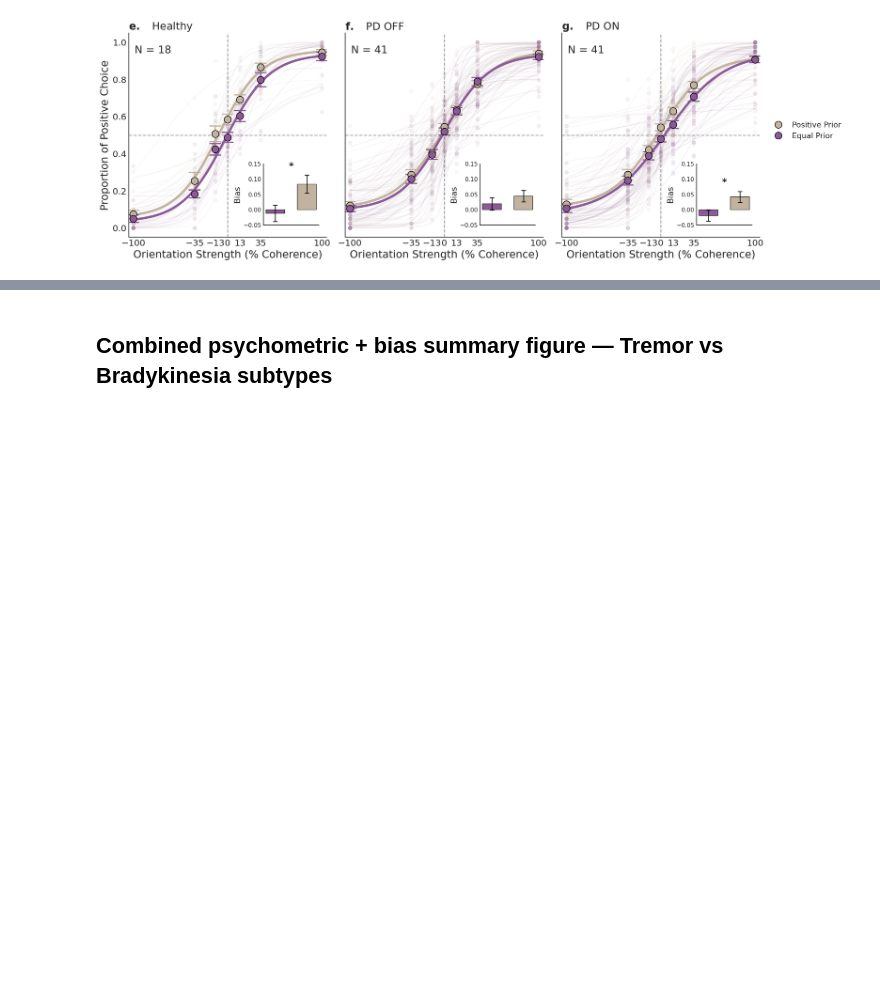
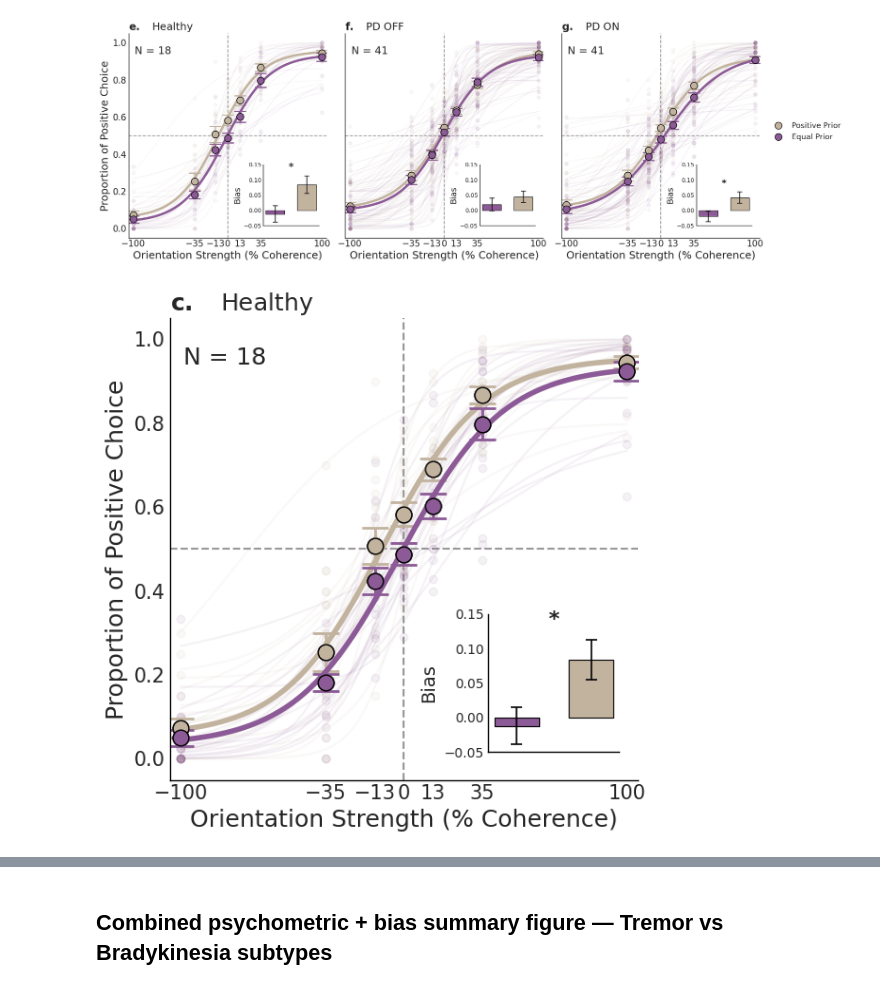
Before and after one commit to vaibrainium/bayesian-priors-in-pd-subtype, a Jupyter notebook: notebooks/2.30-dissemination.ipynb, the cells around one changed output, grey strips where cells are left out. Drawn from its saved outputs; the diff is of its cells as text; code cells hidden in the pictures; blank space fills up the shorter version.

Commit message:
feat: fig 1 plots updated

```diff
--- a/notebooks/2.21-dissemination.ipynb
+++ b/notebooks/2.30-dissemination.ipynb
@@ -175,3 +205,28 @@ axes[-1].legend(loc="upper left", bbox_to_anchor=(1.02, 0.60), fontsize=13, fram
 fig.tight_layout()
 # %% [output]
 [figure]
+# %%
+main_panels = {"grp": "healthy", "sub_ids": subjects_map["healthy"], "med": None, "title": "Healthy"}
+
+main_letters = "c."
+main_corrected_p = bias_significance([main_panels])
+
+fig, axes = plt.subplots(1, 1, figsize=(6, 6), sharey=True)
+axes = [axes]
+# for ax, panel, letter in zip(axes, main_panels, main_letters):
+plot_curve_bias_panel(
+    axes[0],
+    main_panels["sub_ids"],
+    main_panels["med"],
+    main_panels["grp"],
+    main_panels["title"],
+    main_letters,
+    main_corrected_p[main_panels["title"]],
+    inset_ylim=(-0.05, 0.15),
+)
+
+axes[0].set_ylabel("Proportion of Positive Choice", fontsize=18)
+# axes[0].legend(loc="upper left", bbox_to_anchor=(1.02, 0.60), fontsize=13, frameon=False)
+fig.tight_layout()
+# %% [output]
+[figure, added]
```
Also changed, not shown: parts of 9 cells of this notebook.
